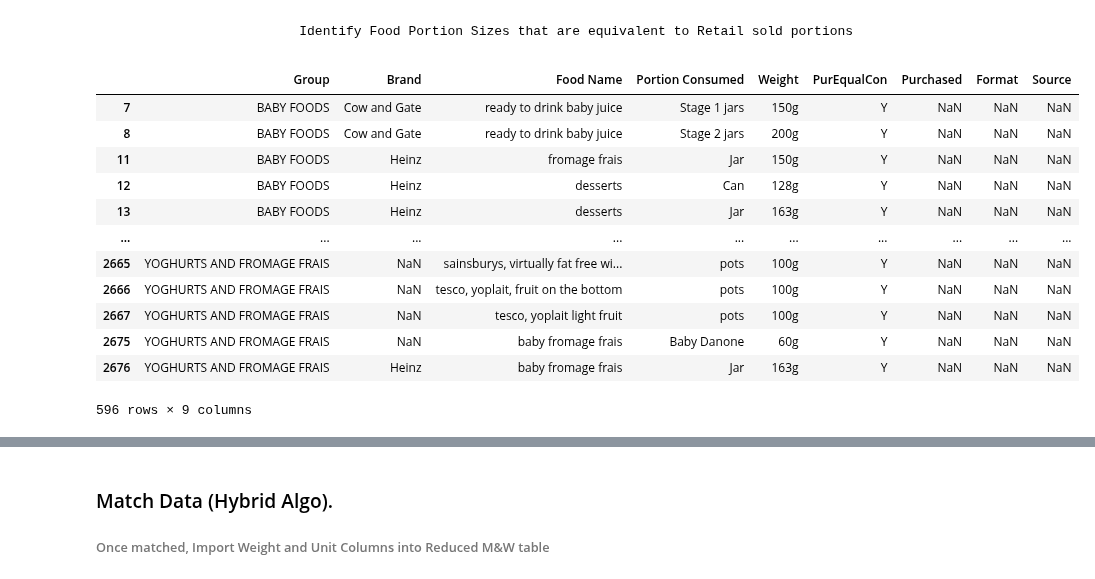
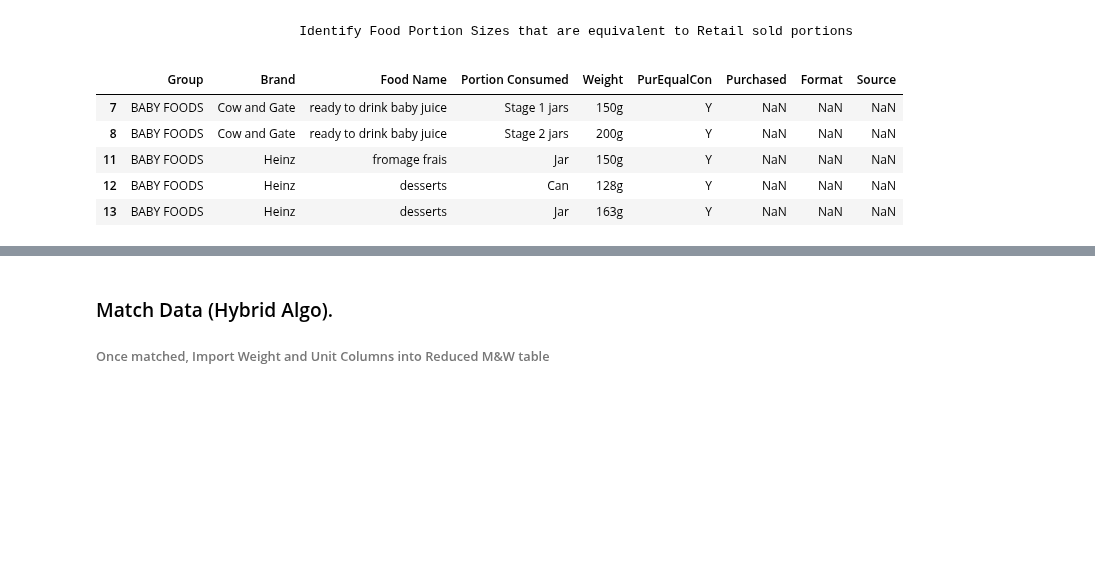
Before and after one commit to elliotkarikari/Product_Weight_Project, a Jupyter notebook: Jupter_notebooks/Data_Product/7. Final - Matching Algorithm.ipynb, the cells around one changed output, grey strips where cells are left out. Saved outputs shown, nothing was run; the diff lists cells and outputs as text; code cells hidden in the pictures; blank space fills up the shorter version.

```diff
--- a/Jupter_notebooks/Data_Product/7. Final - Matching Algorithm.ipynb
+++ b/Jupter_notebooks/Data_Product/7. Final - Matching Algorithm.ipynb
@@ -92,18 +83,11 @@ CleanRetai
                             Identify Food Portion Sizes that are equivalent to Retail sold portions
 # %%
 CleanRetail = CleanRetai[CleanRetai['PurEqualCon'].isin(['Y', 'Y, P'])]
-CleanRetail#[CleanRetail['Food Name'].str.contains('bread')]#.head()
+CleanRetail.head()#[CleanRetail['Food Name'].str.contains('bread')]#.head()
 # %% [output]
 |  | Group | Brand | Food Name | Portion Consumed | Weight | PurEqualCon | Purchased | Format | Source |
 | 7 | BABY FOODS | Cow and Gate | ready to drink baby juice | Stage 1 jars | 150g | Y | NaN | NaN | NaN |
 | 8 | BABY FOODS | Cow and Gate | ready to drink baby juice | Stage 2 jars | 200g | Y | NaN | NaN | NaN |
 | 11 | BABY FOODS | Heinz | fromage frais | Jar | 150g | Y | NaN | NaN | NaN |
 | 12 | BABY FOODS | Heinz | desserts | Can | 128g | Y | NaN | NaN | NaN |
 | 13 | BABY FOODS | Heinz | desserts | Jar | 163g | Y | NaN | NaN | NaN |
-| ... | ... | ... | ... | ... | ... | ... | ... | ... | ... |
-| 2665 | YOGHURTS AND FROMAGE FRAIS | NaN | sainsburys, virtually fat free wi... | pots | 100g | Y | NaN | NaN | NaN |
-| 2666 | YOGHURTS AND FROMAGE FRAIS | NaN | tesco, yoplait, fruit on the bottom | pots | 100g | Y | NaN | NaN | NaN |
-| 2667 | YOGHURTS AND FROMAGE FRAIS | NaN | tesco, yoplait light fruit | pots | 100g | Y | NaN | NaN | NaN |
-| 2675 | YOGHURTS AND FROMAGE FRAIS | NaN | baby fromage frais | Baby Danone | 60g | Y | NaN | NaN | NaN |
-| 2676 | YOGHURTS AND FROMAGE FRAIS | Heinz | baby fromage frais | Jar | 163g | Y | NaN | NaN | NaN |
-596 rows × 9 columns
```
Also changed, not shown: parts of 31 cells of this notebook, 2 other files.
